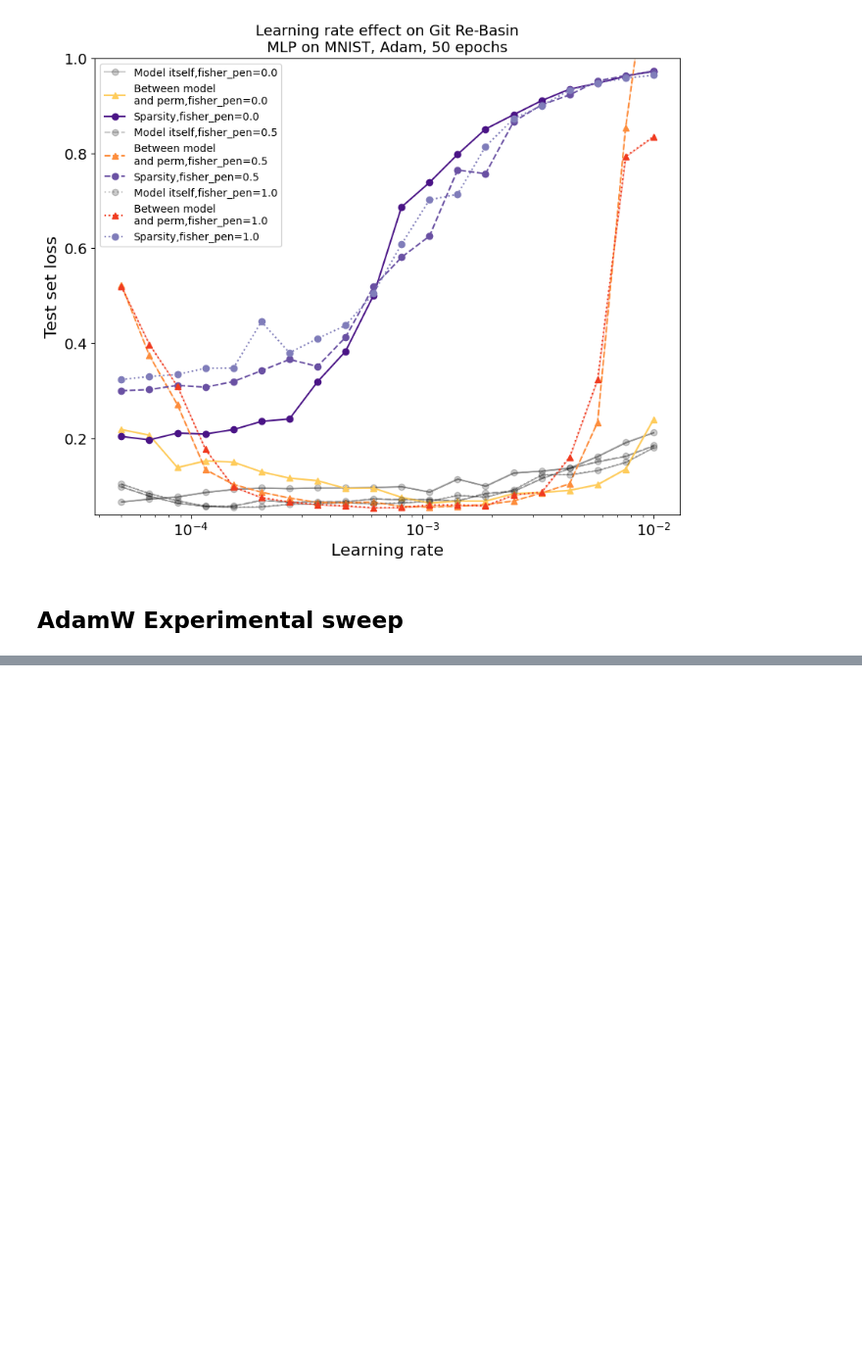
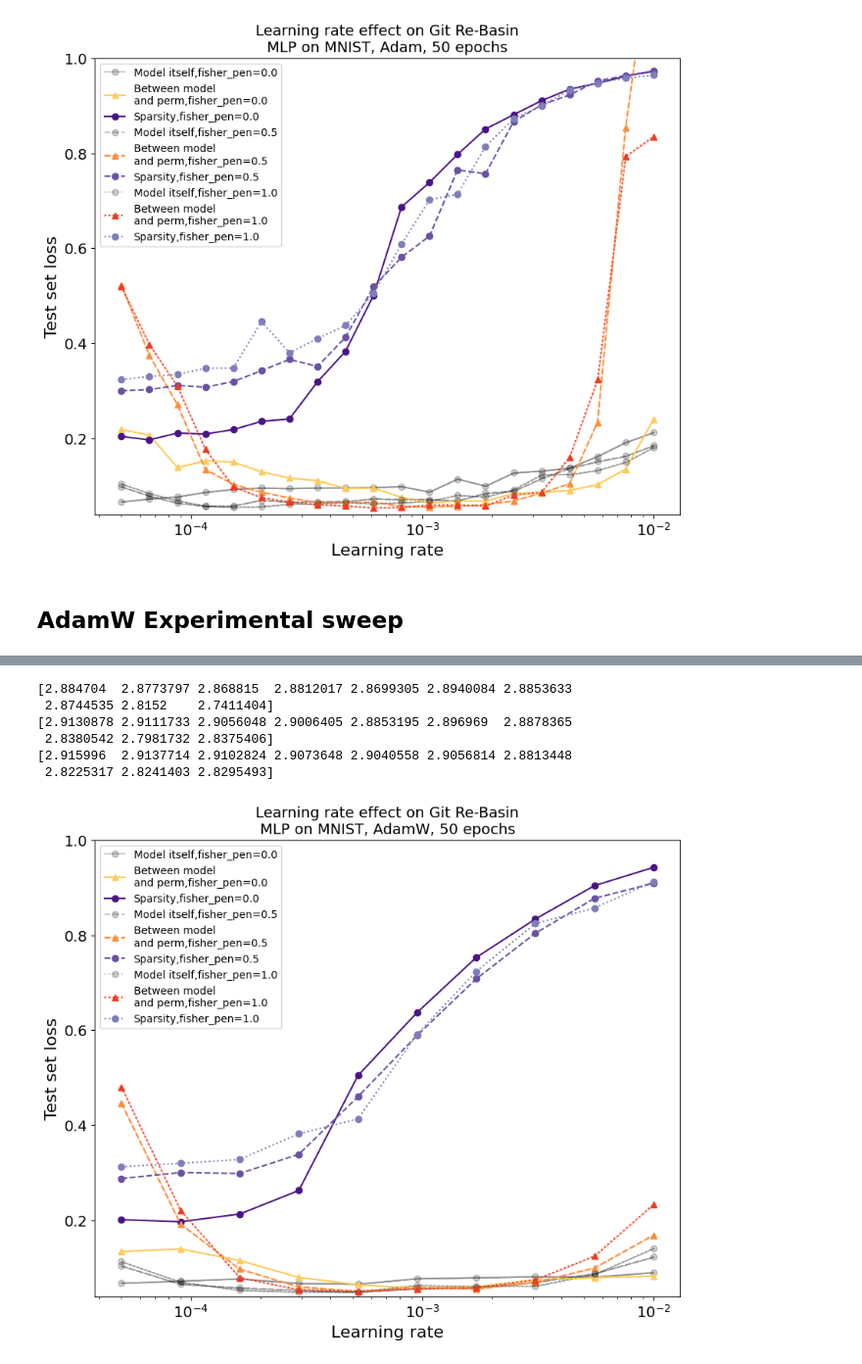
Before and after one commit to AsaCooperStickland/FlatMinimaInterpretability, a Jupyter notebook: git_rebasin_Asa_MLP_MNIST.ipynb, the cells around one changed output, grey strips where cells are left out. Shown at 98% size. Cells and saved outputs as stored; diff of their text form; code cells hidden in the pictures; blank space fills up the shorter version.

```diff
--- a/git_rebasin_Asa_MLP_MNIST.ipynb
+++ b/git_rebasin_Asa_MLP_MNIST.ipynb
@@ -2085,53 +2233,73 @@ for fisher in fishers:
 # %%
-fig = plt.figure(figsize = (5,4),dpi=100)
+fig = plt.figure(figsize = (10, 8),dpi=100)
 fig.patch.set_facecolor('white')
+line_styles = ['solid','dashed','dotted']
+red_colors = ['#fecc5c','#fd8d3c','#f03b20','#bd0026']
+green_colors = ["#f2f0f7","#dadaeb","#bcbddc","#9e9ac8","#807dba","#6a51a3","#4a1486"]
+green_colors.reverse()
+plt.title(f"Learning rate effect on Git Re-Basin\nMLP on MNIST, AdamW, {epochs} epochs",fontsize=14)
+for i, stored_results_dict in enumerate(all_results_adamw):
 
-plt.title(f"Learning rate effect on Git Re-Basin\nMLP on MNIST, Adam, {epochs} epochs",fontsize=14)
-line_styles = ["solid", "dashed", "dotted"]
-for i, stored_results_dict in enumerate(all_results):
   standard_bumps = np.array([d["bump_1_to_2"] for d in stored_results_dict])
   permuted_bumps = np.array([d["bump_1_to_2perm"] for d in stored_results_dict])
   model1_loss = np.array([d["model1_test_loss"] for d in stored_results_dict])
+  model1_entropy = np.array([d["model1_test_entropy"] for d in stored_results_dict])
+  model1_sparsity = np.array([d["model1_sparsity"] for d in stored_results_dict])
   model2_loss = np.array([d["model2_test_loss"] for d in stored_results_dict])
+  model2_entropy = np.array([d["model2_test_entropy"] for d in stored_results_dict])
 
   standard_bumps = np.reshape(standard_bumps,[reps,-1])
   permuted_bumps = np.reshape(permuted_bumps,[reps,-1])
   model1_loss = np.reshape(model1_loss,[reps,-1])
   model2_loss = np.reshape(model2_loss,[reps,-1])
+  model1_entropy = np.reshape(model1_entropy,[reps,-1])
+  model1_sparsity = np.reshape(model1_sparsity,[reps,-1])
+  model2_entropy = np.reshape(model2_entropy,[reps,-1])
 
   def get_mean_and_error(vals):
     return np.mean(vals,axis=0), np.std(vals,axis=0)
 
   mean_standard_bumps, error_standard_bumps = get_mean_and_error(standard_bumps)
   mean_permuted_bumps, error_permuted_bumps = get_mean_and_error(permuted_bumps)
   mean_model1_loss, error_model1_loss = get_mean_and_error(model1_loss)
   mean_model2_loss, error_model2_loss = get_mean_and_error(model2_loss)
+  mean_entropy, error_entropy = get_mean_and_error(model1_entropy)
+  mean_sparsity, error_sparsity = get_mean_and_error(model1_sparsity)
+  skip_lrs = skipped_results_adamw[i]
+  LRs_ = [lr for lr in LRs if lr not in skip_lrs]
 
-
-  line, = plt.semilogx(LRs[:len(mean_standard_bumps)],(mean_model1_loss+mean_model2_loss)/2.0,marker="o",color="black",linestyle=line_styles[i],label="Model itself")
-  plt.fill_between(LRs[:len(mean_standard_bumps)],
+  line, = plt.semilogx(LRs_[:len(mean_standard_bumps)],(mean_model1_loss+mean_model2_loss)/2.0,marker="o",alpha=0.2,color="black",linestyle=line_styles[i],label=f"Model itself,fisher_pen={fishers[i]}")
+  plt.fill_between(LRs_[:len(mean_standard_bumps)],
                    (mean_model1_loss+mean_model2_loss)/2.0-(error_model1_loss+error_model2_loss)/2.0,
                    (mean_model1_loss+mean_model2_loss)/2.0+(error_model1_loss+error_model2_loss)/2.0,
                    color=line.get_color(),
                    alpha=0.3
                    )
 
-  #line, = plt.semilogx(LRs[:len(mean_standard_bumps)],mean_standard_bumps,marker="s",color="navy",label="Between models",linestyle=line_styles[i])
+  #line, = plt.semilogx(LRs[:len(mean_standard_bumps)],mean_standard_bumps,marker="s",color="navy",linestyle=line_styles[i],label="Between models")
   #plt.fill_between(LRs[:len(mean_standard_bumps)],mean_standard_bumps-error_standard_bumps,mean_standard_bumps+error_standard_bumps,alpha=0.3,color=line.get_color())
 
-  line, = plt.semilogx(LRs[:len(mean_standard_bumps)],mean_permuted_bumps,marker="^",color="crimson",label="Between model\nand perm",linestyle=line_styles[i])
-  plt.fill_between(LRs[:len(mean_standard_bumps)],mean_permuted_bumps-error_permuted_bumps,mean_permuted_bumps+error_permuted_bumps,alpha=0.3,color=line.get_color())
+  line, = plt.semilogx(LRs_[:len(mean_standard_bumps)],mean_permuted_bumps,marker="^",linestyle=line_styles[i],color=red_colors[i],label=f"Between model\nand perm,fisher_pen={fishers[i]}")
+  plt.fill_between(LRs_[:len(mean_standard_bumps)],mean_permuted_bumps-error_permuted_bumps,mean_permuted_bumps+error_permuted_bumps,alpha=0.3,color=line.get_color())
+  print(np.log(mean_entropy))
+  # line, = plt.semilogx(LRs_[:len(mean_standard_bumps)], np.log(mean_entropy) - 2,marker="o",alpha=0.2,color="green",linestyle=line_styles[i],label="Entropy")
+  line, = plt.semilogx(LRs_[:len(mean_standard_bumps)], mean_sparsity,marker="o",alpha=1.0,color=green_colors[i],linestyle=line_styles[i],label=f"Sparsity,fisher_pen={fishers[i]}")
 
-from matplotlib.patches import Rectangle
-currentAxis = plt.gca()
-#currentAxis.add_patch(Rectangle((LRs[0], 0.0),LRs[3]-LRs[0],3.0, fill=True, color="green", alpha=0.3))
 
 plt.xticks(fontsize=14)
 plt.yticks(fontsize=14)
 
 plt.xlabel("Learning rate",fontsize=16)
 plt.ylabel("Test set loss",fontsize=16)
-plt.ylim([0.04,0.15])
-
+plt.ylim([0.04, 1.0])
+#plt.xlim([4e-3, 0.4])
 plt.legend(fontsize=10)
 plt.show()
+# %% [output]
+[2.884704  2.8773797 2.868815  2.8812017 2.8699305 2.8940084 2.8853633
+ 2.8744535 2.8152    2.7411404]
+[2.9130878 2.9111733 2.9056048 2.9006405 2.8853195 2.896969  2.8878365
+ 2.8380542 2.7981732 2.8375406]
+[2.915996  2.9137714 2.9102824 2.9073648 2.9040558 2.9056814 2.8813448
+ 2.8225317 2.8241403 2.8295493]
+[figure, added]
```
Also changed, not shown: parts of 4 cells of this notebook.
